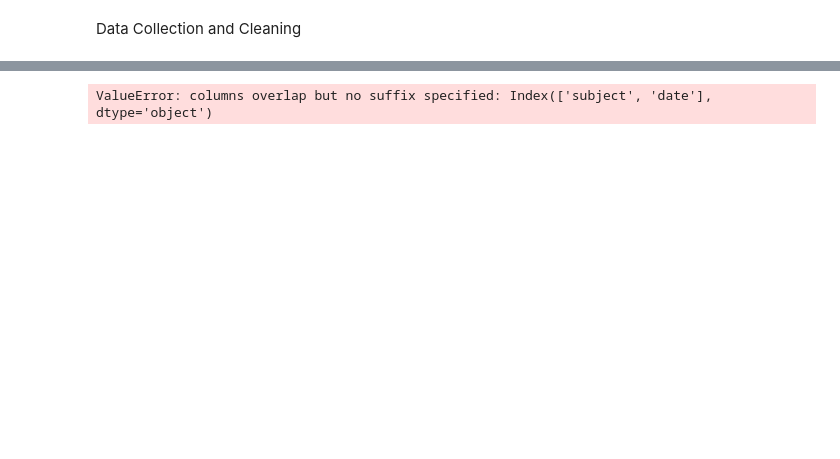
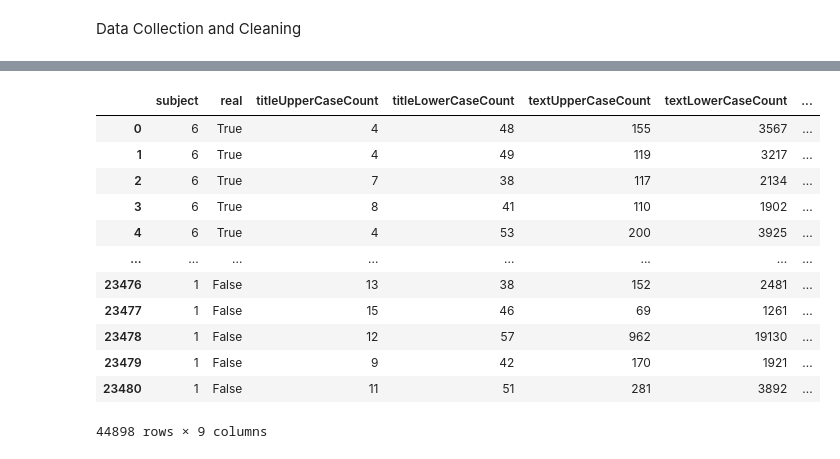
Before and after one commit to montygole/452NLPFinalProject-FakeOrRealNews, a Jupyter notebook: main.ipynb, the cells around one changed output, grey strips where cells are left out. Saved outputs shown, nothing was run; the diff lists cells and outputs as text; code cells hidden in the pictures; blank space fills up the shorter version.

```diff
--- a/main.ipynb
+++ b/main.ipynb
@@ -23,6 +27,6 @@ from sklearn.feature_extraction.text import CountVectorizer
 # %%
 #Import data as Dataframes, then parse into full dataset with new feature called "ground_truth"
 real, fake = pd.read_csv("Data/True.csv"), pd.read_csv("Data/Fake.csv")
-real['ground_truth'] = "real"
-fake['ground_truth'] = "fake"
+real['real'] = True
+fake['real'] = False
 dataset = pd.concat([real, fake])
@@ -38,4 +62,4 @@ dataset["textLowerCaseCount"] = dataset['text'].str.findall(r'[a-z]').str.len()
 # %%
-#Extract the month and year from the texts
-dataset["Year"] = dataset["date"].str.strip(" ").str[-4:]
+#Extract the month  from the texts, then drop 'date'
 dataset["Month"]= dataset["date"].str.split(" ").str[0]
+dataset = dataset.drop(["date"], axis=1)
@@ -42,3 +72,8 @@ dataset["Month"]= dataset["date"].str.split(" ").str[0]
+# %%
+#Encode Subject Label & month
+label_encoder = preprocessing.LabelEncoder()
+dataset["subject"] = label_encoder.fit_transform(dataset['subject'])
+dataset["Month"] = label_encoder.fit_transform(dataset['Month'])
 # %%
 #Extract feature counts from words
 tf.word_count(dataset,"text", "word_count")
@@ -46,12 +95,26 @@ tf.stopwords_count(dataset, "text", "stopword_count")
-# %%
-
-dataset['text'] = dataset['text'].apply(lambda x: " ".join([Word(word).lemmatize() for word in x.split()]))
 # %%
-vectorizer = CountVectorizer(ngram_range=(1,3), max_features=4000)
+#Get words counts(in groups of 1 to 2)
+vectorizer = CountVectorizer(ngram_range=(1,2), max_features=1000, dtype=float)
 counts_sparse = vectorizer.fit_transform(dataset['text'])
 counts = pd.DataFrame(counts_sparse.toarray(), index=dataset.index, columns=vectorizer.get_feature_names_out())
-# %% [output]
-ValueError: columns overlap but no suffix specified: Index(['subject', 'date'], dtype='object')
+# %%
+#Remove text & titles columns for classification
+dataset = dataset.drop(["title","text"],axis=1)
+dataset
+# %% [output]
+|  | subject | real | titleUpperCaseCount | titleLowerCaseCount | textUpperCaseCount | textLowerCaseCount | ... |
+| 0 | 6 | True | 4 | 48 | 155 | 3567 | ... |
+| 1 | 6 | True | 4 | 49 | 119 | 3217 | ... |
+| 2 | 6 | True | 7 | 38 | 117 | 2134 | ... |
+| 3 | 6 | True | 8 | 41 | 110 | 1902 | ... |
+| 4 | 6 | True | 4 | 53 | 200 | 3925 | ... |
+| ... | ... | ... | ... | ... | ... | ... | ... |
+| 23476 | 1 | False | 13 | 38 | 152 | 2481 | ... |
+| 23477 | 1 | False | 15 | 46 | 69 | 1261 | ... |
+| 23478 | 1 | False | 12 | 57 | 962 | 19130 | ... |
+| 23479 | 1 | False | 9 | 42 | 170 | 1921 | ... |
+| 23480 | 1 | False | 11 | 51 | 281 | 3892 | ... |
+44898 rows × 9 columns
 # %%
 #Concat dataframes
 dataset = pd.concat([dataset, counts], axis=1)
```
Also changed, not shown: parts of 11 cells of this notebook, 3 other files.
